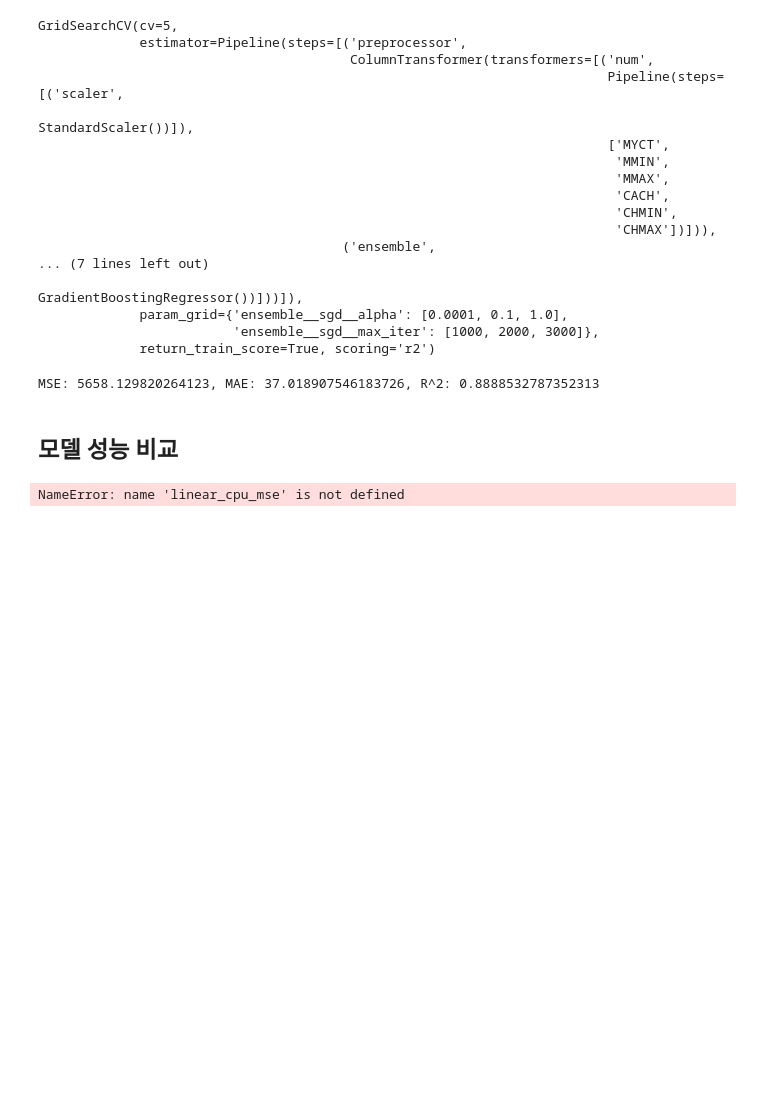
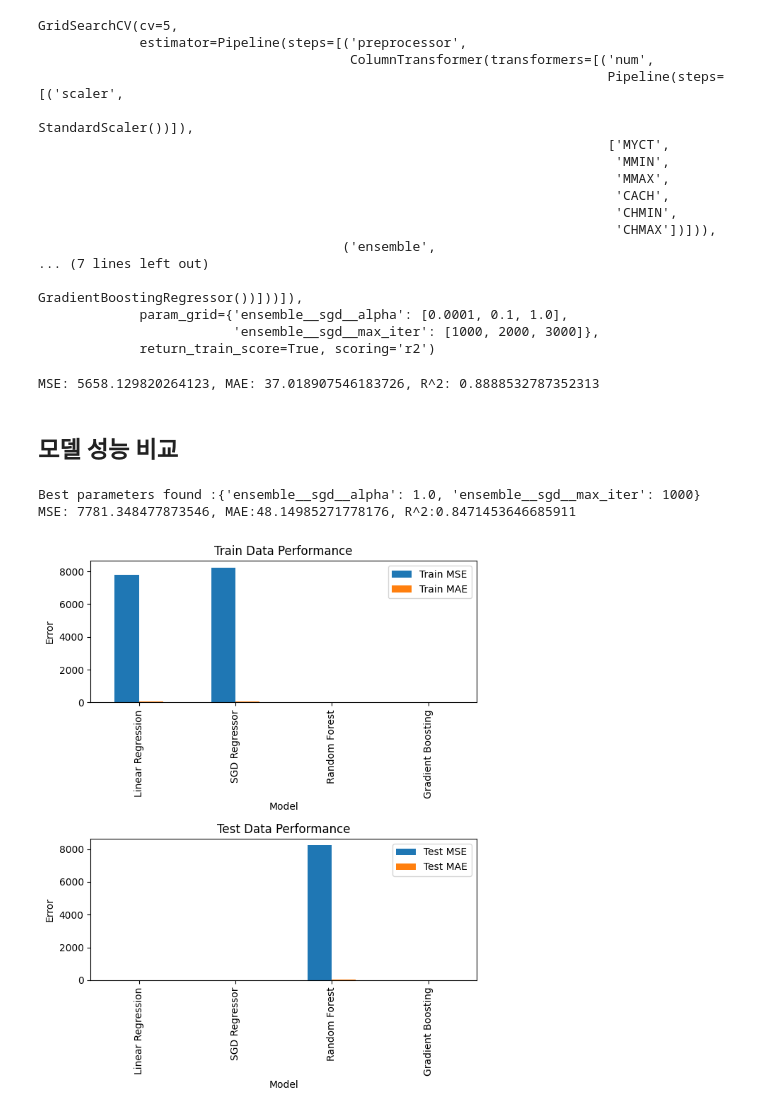
Before and after one commit to KXEN1/python_basic, a Jupyter notebook: pipeline_cpu_data.ipynb, the cells around one changed output. Drawn from its saved outputs; the diff is of its cells as text; code cells hidden in the pictures; blank space fills up the shorter version.

```diff
--- a/pipeline_cpu_data.ipynb
+++ b/pipeline_cpu_data.ipynb
@@ -319,6 +319,59 @@ print(f"MSE: {mse}, MAE: {mae}, R^2: {r2}")
 MSE: 5658.129820264123, MAE: 37.018907546183726, R^2: 0.8888532787352313
 # %% [markdown]
 ## 모델 성능 비교
+# %%
+# 데이터 분할
+X = data[num_features]
+y = data['PRP']  # 'PRP' 열을 종속 변수 y로 지정
+X_train, X_test, y1_train, y1_test = train_test_split(X, y, test_size=0.1, random_state=42)
+
+# X & y 차원 구하기
+X.shape, y.shape
+
+X_train, X_test, y1_train, y1_test = train_test_split(X, y, test_size = 0.2, random_state = 42)
+
+# 개별 모델 정의
+
+models = [ ('lr', LinearRegression()),
+          ( 'sgd', SGDRegressor( )) ]
+
+# 앙상블 모델 정의
+
+ensemble = VotingRegressor(estimators = models)
+
+# 모델 파이프라인 생성
+
+model_pipeline = Pipeline(steps = [
+    ('preprocessor', preprocessor),
+    ('ensemble', ensemble)
+])
+
+
+# 하이퍼파라미터 튜닝
+param_grid = {
+    'ensemble__sgd__alpha': [0.0001, 0.1, 1.0],
+    'ensemble__sgd__max_iter': [1000, 2000, 3000]
+}
+
+grid_search = GridSearchCV(model_pipeline, param_grid, cv=5, scoring='neg_mean_squared_error',
+                           return_train_score=True)
+grid_search.fit(X_train,y_train)
+
+# 최적 파라미터 출력
+print(f"Best parameters found :{grid_search.best_params_}")
+
+# 최적 모델로 예측
+best_model = grid_search.best_estimator_
+y1_pred = best_model.predict(X_test)
+
+linear_cpu_mse = mean_squared_error(y1_test, y1_pred)
+linear_cpu_mae = mean_absolute_error(y1_test, y1_pred)
+linear_cpu_r2 = r2_score(y1_test, y1_pred)
+
+print(f"MSE: {linear_cpu_mse}, MAE:{linear_cpu_mae}, R^2:{linear_cpu_r2}")
+# %% [output]
+Best parameters found :{'ensemble__sgd__alpha': 1.0, 'ensemble__sgd__max_iter': 1000}
+MSE: 7781.348477873546, MAE:48.14985271778176, R^2:0.8471453646685911
 # %%
 import pandas as pd
 import matplotlib.pyplot as plt
@@ -326,45 +379,35 @@ import matplotlib.pyplot as plt
 # 기본 모델과 제안 모델의 성능 지표 데이터
 performance_data = {
     'Model': ['Linear Regression', 'SGD Regressor', 'Random Forest', 'Gradient Boosting'],
-    'Train MSE': [linear_cpu_mse, pipeline_cpu_mse, None, None],  # 3차 프로그래밍 기본 모델의 성능
+    'Train MSE': [linear_cpu_mse, pipeline_cpu_mse, None, None],
     'Train MAE': [linear_cpu_mae, pipeline_cpu_mae, None, None],
-    'Train R^2': [linear_cpu_r2, pipeline_cpu_r2, None, None],
-    'Train CV R^2': [linear_cpu_cv_r2, pipeline_cpu_cv_r2, None, None],
-    'Test MSE': [None, None, pipeline_cpu_mse, None],  # 4차 프로그래밍 제안 모델의 성능
+    'Train R2': [linear_cpu_r2, pipeline_cpu_r2, None, None],
+    'Test MSE': [None, None, pipeline_cpu_mse, None],
     'Test MAE': [None, None, pipeline_cpu_mae, None],
-    'Test R^2': [None, None, pipeline_cpu_r2, None],
-    'Test CV R^2': [None, None, pipeline_cpu_cv_r2, None]
+    'Test R2': [None, None, pipeline_cpu_r2, None],
 }
 
 # 데이터프레임 생성
 df_performance = pd.DataFrame(performance_data)
 
 # 시각화
 plt.figure(figsize=(12, 8))
 
 # Train 데이터 성능 비교
 plt.subplot(2, 2, 1)
 df_performance.plot(x='Model', y=['Train MSE', 'Train MAE'], kind='bar', ax=plt.gca())
 plt.title('Train Data Performance')
 plt.ylabel('Error')
 
-plt.subplot(2, 2, 2)
-df_performance.plot(x='Model', y=['Train R^2', 'Train CV R^2'], kind='bar', ax=plt.gca())
-plt.title('Train Data R^2 and CV R^2')
-plt.ylabel('R^2')
 
 # Test 데이터 성능 비교
 plt.subplot(2, 2, 3)
 df_performance.plot(x='Model', y=['Test MSE', 'Test MAE'], kind='bar', ax=plt.gca())
 plt.title('Test Data Performance')
 plt.ylabel('Error')
 
-plt.subplot(2, 2, 4)
-df_performance.plot(x='Model', y=['Test R^2', 'Test CV R^2'], kind='bar', ax=plt.gca())
-plt.title('Test Data R^2 and CV R^2')
-plt.ylabel('R^2')
 
 plt.tight_layout()
 plt.show()
 # %% [output]
-NameError: name 'linear_cpu_mse' is not defined
+[figure, added]
```
Also changed, not shown: 2 other files.
